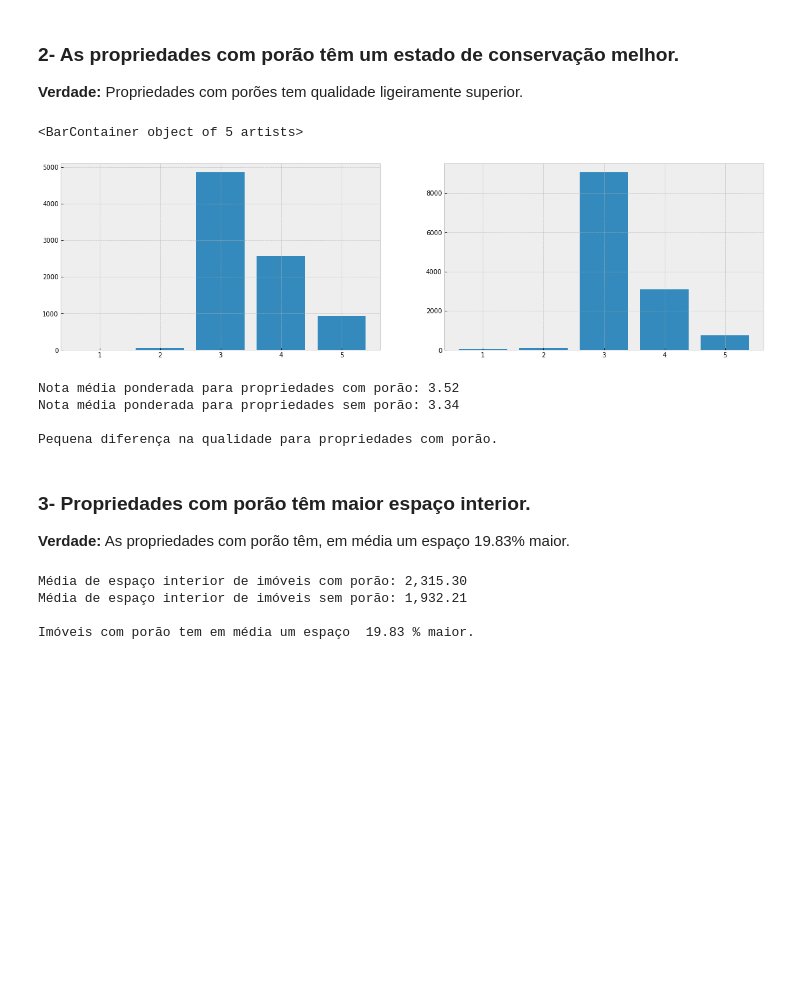
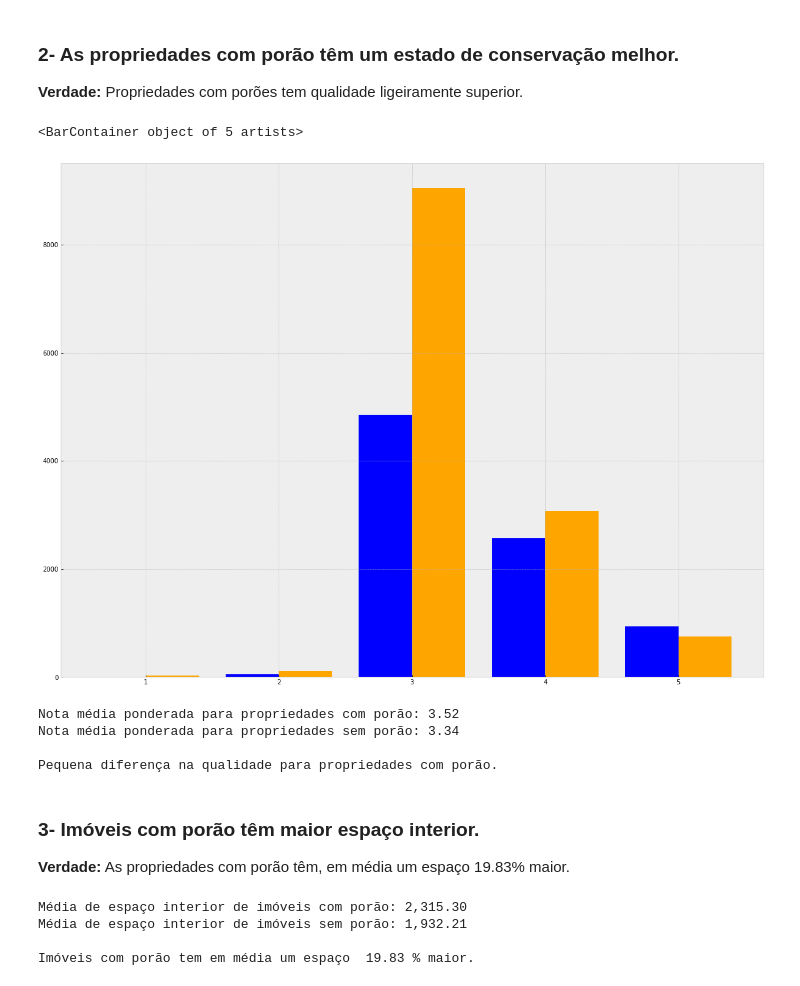
Before and after one commit to obregonrodrigo/house-rocket-insights, a Jupyter notebook: notebooks/notebook.ipynb, the cells around one changed output. Drawn from its saved outputs; the diff is of its cells as text; code cells hidden in the pictures; blank space fills up the shorter version.

```diff
--- a/notebooks/notebook.ipynb
+++ b/notebooks/notebook.ipynb
@@ -440,27 +440,21 @@ Propriedades com vista para água são 211.76 % mais caras
 # %% [markdown]
 ### 2- As propriedades com porão têm um estado de conservação melhor.
 **Verdade:** Propriedades com porões tem qualidade ligeiramente superior.
-# %%
-fig = plt.figure( figsize=(20, 12))
-specs = gridspec.GridSpec( ncols=2, nrows=2, figure=fig)
-
-ax1 = fig.add_subplot(specs[0, 0])
-ax2 = fig.add_subplot(specs[0, 1])
-
-# Gráfico 1 - Propriedades com porão
-aux1 = data[data['sqft_basement']!=0][['id','condition','sqft_basement']].copy()
-y_porao = aux1[['id','condition']].groupby('condition').count().reset_index()
-
-ax1.bar(y_porao['condition'], y_porao['id'])
-
-# Gráfico 2 - Propriedades sem porão
-aux2 = data[data['sqft_basement']==0][['id','condition','sqft_basement']].copy()
-n_porao = aux2[['id','condition']].groupby('condition').count().reset_index()
-
-ax2.bar(n_porao['condition'], n_porao['id'])
-# %% [output]
-<BarContainer object of 5 artists>
-[figure, removed]
+# %%
+# Propriedades com porão
+aux1 = data[data['sqft_basement']!=0][['id','condition','sqft_basement']].copy()
+y_porao = aux1[['id','condition']].groupby('condition').count().reset_index()
+
+# Propriedades sem porão
+aux2 = data[data['sqft_basement']==0][['id','condition','sqft_basement']].copy()
+n_porao = aux2[['id','condition']].groupby('condition').count().reset_index()
+
+#width = 0.40
+plt.bar(y_porao['condition']-0.2, y_porao['id'], width, color='blue', label='Possui porão')
+plt.bar(n_porao['condition']+0.2, n_porao['id'], width, color='orange', label='Não possui porão')
+# %% [output]
+<BarContainer object of 5 artists>
+[figure, added]
 # %%
 # nota média ponderada
 avg_yporao = np.average(np.array(y_porao['condition']), weights=np.array(y_porao['id']))
@@ -476,7 +470,7 @@ Nota média ponderada para propriedades sem porão: 3.34
 
 Pequena diferença na qualidade para propriedades com porão.
 # %% [markdown]
-### 3- Propriedades com porão têm maior espaço interior.
+### 3- Imóveis com porão têm maior espaço interior.
 **Verdade:** As propriedades com porão têm, em média um espaço 19.83% maior.
 # %%
 y_porao = data[data['sqft_basement']!=0][['sqft_living']].mean()[0]
```
Also changed, not shown: parts of 34 cells of this notebook, 4 other files.
